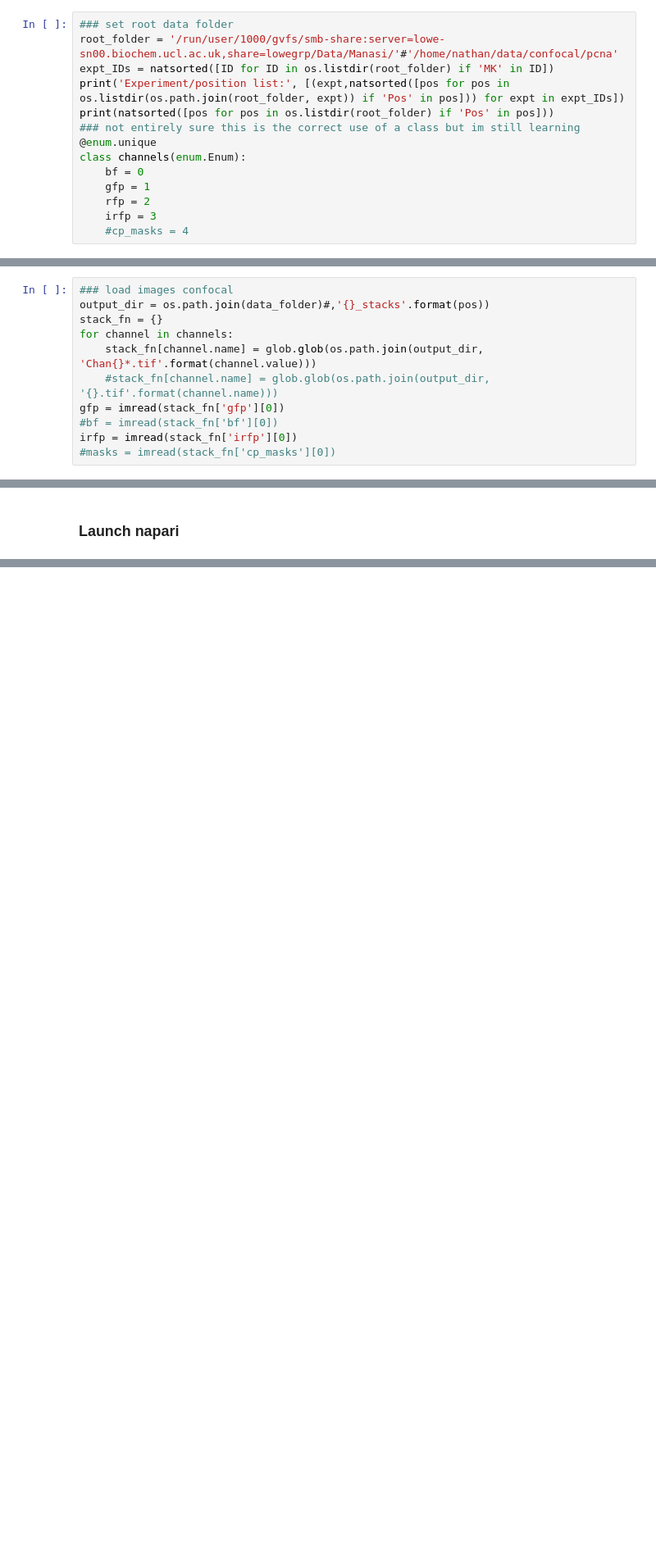
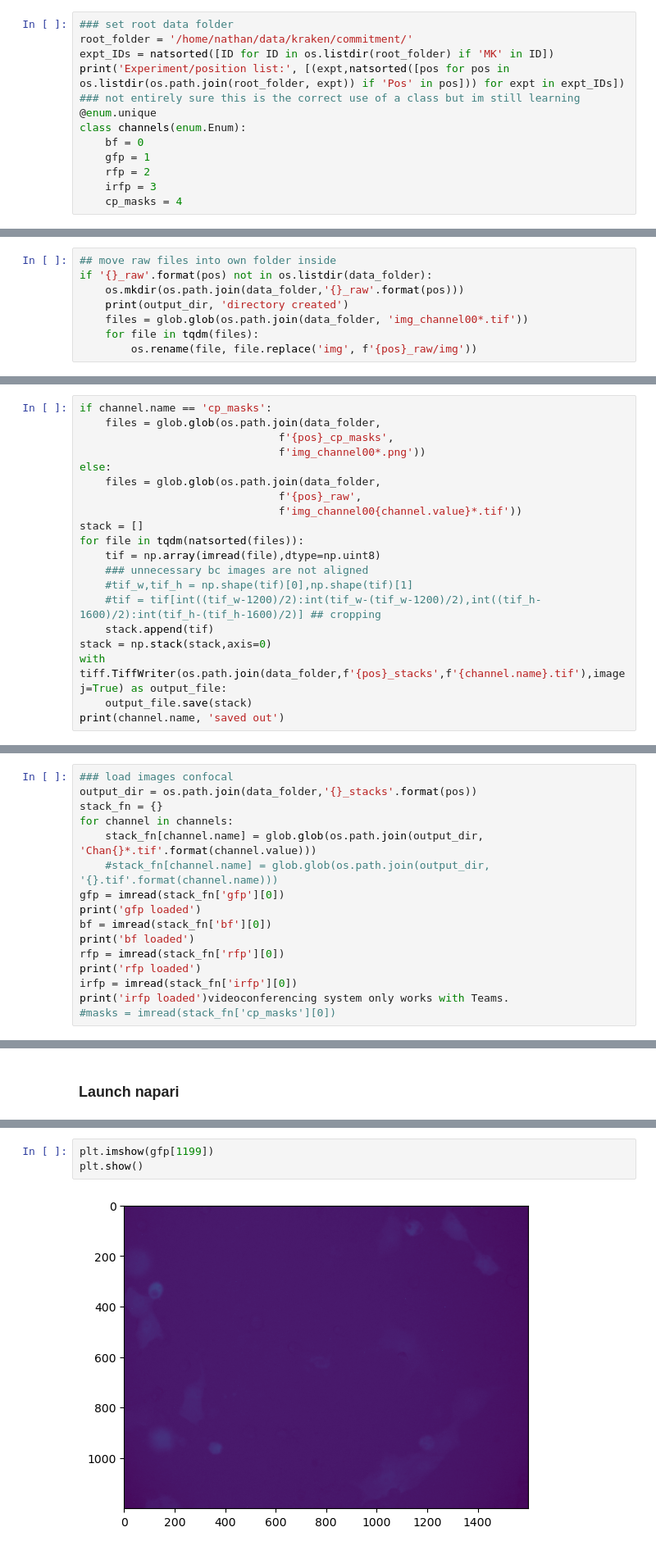
Before and after one commit to nthndy/cell-comp-analysis, a Jupyter notebook: commitment_analysis/commitment_analysis_raw_data_viewer.ipynb, the cells around one changed output, grey strips where cells are left out. Shown at 82% size. Cells and saved outputs as stored; diff of their text form; blank space fills up the shorter version.

```diff
--- a/commitment_analysis/commitment_analysis_raw_data_viewer.ipynb
+++ b/commitment_analysis/commitment_analysis_raw_data_viewer.ipynb
@@ -22,10 +22,9 @@ Btrack version 0.4.2
 ### Set data folder and number of channels to display
 # %%
 ### set root data folder
-root_folder = '/run/user/1000/gvfs/smb-share:server=lowe-sn00.biochem.ucl.ac.uk,share=lowegrp/Data/Manasi/'#'/home/nathan/data/confocal/pcna'
+root_folder = '/home/nathan/data/kraken/commitment/'
 expt_IDs = natsorted([ID for ID in os.listdir(root_folder) if 'MK' in ID])
 print('Experiment/position list:', [(expt,natsorted([pos for pos in os.listdir(os.path.join(root_folder, expt)) if 'Pos' in pos])) for expt in expt_IDs])
-print(natsorted([pos for pos in os.listdir(root_folder) if 'Pos' in pos]))
 ### not entirely sure this is the correct use of a class but im still learning
 @enum.unique
 class channels(enum.Enum):
@@ -33,6 +32,6 @@ class channels(enum.Enum):
     gfp = 1
     rfp = 2
     irfp = 3
-    #cp_masks = 4
+    cp_masks = 4
 # %% [output]
 Experiment/position list: [('MK0000', ['Pos0', 'Pos1', 'Pos2', 'Pos3', 'Pos4', 'Pos5', 'Pos6', 'Pos7', 'Pos8', 'Pos9', 'Pos10', 'Pos11', 'Pos12', 'Pos13', 'Pos14', 'Pos15', 'Pos16', 'Pos17', 'Pos18',  ...
@@ -47,6 +45,14 @@ data_folder = os.path.join(root_folder, '{}/{}'.format(expt, pos)) #'/run/user/1
 #data_folder = os.path.join(root_folder, '{}'.format(pos)) #'/run/user/1000/gvfs/smb-share:server=lowe-sn00.biochem.ucl.ac.uk,share=lowegrp/Data/Manasi/MK0000/Pos15'#'/media/nathan/Transcend/Nathan/data/pcna/test_210422/Pos7'
 # %% [markdown]
 ### Compile folders of single frame images into stacks if necessary
+# %%
+## move raw files into own folder inside
+if '{}_raw'.format(pos) not in os.listdir(data_folder):
+    os.mkdir(os.path.join(data_folder,'{}_raw'.format(pos)))
+    print(output_dir, 'directory created')
+    files = glob.glob(os.path.join(data_folder, 'img_channel00*.tif'))
+    for file in tqdm(files):
+        os.rename(file, file.replace('img', f'{pos}_raw/img'))
 # %%
 ## compile stacks
 output_dir = os.path.join(data_folder,'{}_stacks'.format(pos))
@@ -95,0 +134,20 @@ ValueError: need at least one array to stack
+# %%
+if channel.name == 'cp_masks':
+    files = glob.glob(os.path.join(data_folder,
+                               f'{pos}_cp_masks',
+                               f'img_channel00*.png'))
+else:
+    files = glob.glob(os.path.join(data_folder,
+                               f'{pos}_raw',
+                               f'img_channel00{channel.value}*.tif'))
+stack = []
+for file in tqdm(natsorted(files)):
+    tif = np.array(imread(file),dtype=np.uint8)
+    ### unnecessary bc images are not aligned
+    #tif_w,tif_h = np.shape(tif)[0],np.shape(tif)[1]
+    #tif = tif[int((tif_w-1200)/2):int(tif_w-(tif_w-1200)/2),int((tif_h-1600)/2):int(tif_h-(tif_h-1600)/2)] ## cropping
+    stack.append(tif)
+stack = np.stack(stack,axis=0)
+with tiff.TiffWriter(os.path.join(data_folder,f'{pos}_stacks',f'{channel.name}.tif'),imagej=True) as output_file:
+    output_file.save(stack)
+print(channel.name, 'saved out')
@@ -103,12 +311,17 @@ data_folder
 from confocal data sets
 # %%
 ### load images confocal
-output_dir = os.path.join(data_folder)#,'{}_stacks'.format(pos))
+output_dir = os.path.join(data_folder,'{}_stacks'.format(pos))
 stack_fn = {}
 for channel in channels:
     stack_fn[channel.name] = glob.glob(os.path.join(output_dir, 'Chan{}*.tif'.format(channel.value)))
     #stack_fn[channel.name] = glob.glob(os.path.join(output_dir, '{}.tif'.format(channel.name)))
 gfp = imread(stack_fn['gfp'][0])
-#bf = imread(stack_fn['bf'][0])
+print('gfp loaded')
+bf = imread(stack_fn['bf'][0])
+print('bf loaded')
+rfp = imread(stack_fn['rfp'][0])
+print('rfp loaded')
 irfp = imread(stack_fn['irfp'][0])
+print('irfp loaded')videoconferencing system only works with Teams.
 #masks = imread(stack_fn['cp_masks'][0])
@@ -236,3 +464,8 @@ masks.shape
+# %%
+plt.imshow(gfp[1199])
+plt.show()
+# %% [output]
+[figure, added]
 # %%
 ### launch napari
 #with napari.gui_qt():
```
Also changed, not shown: parts of 14 cells of this notebook.
